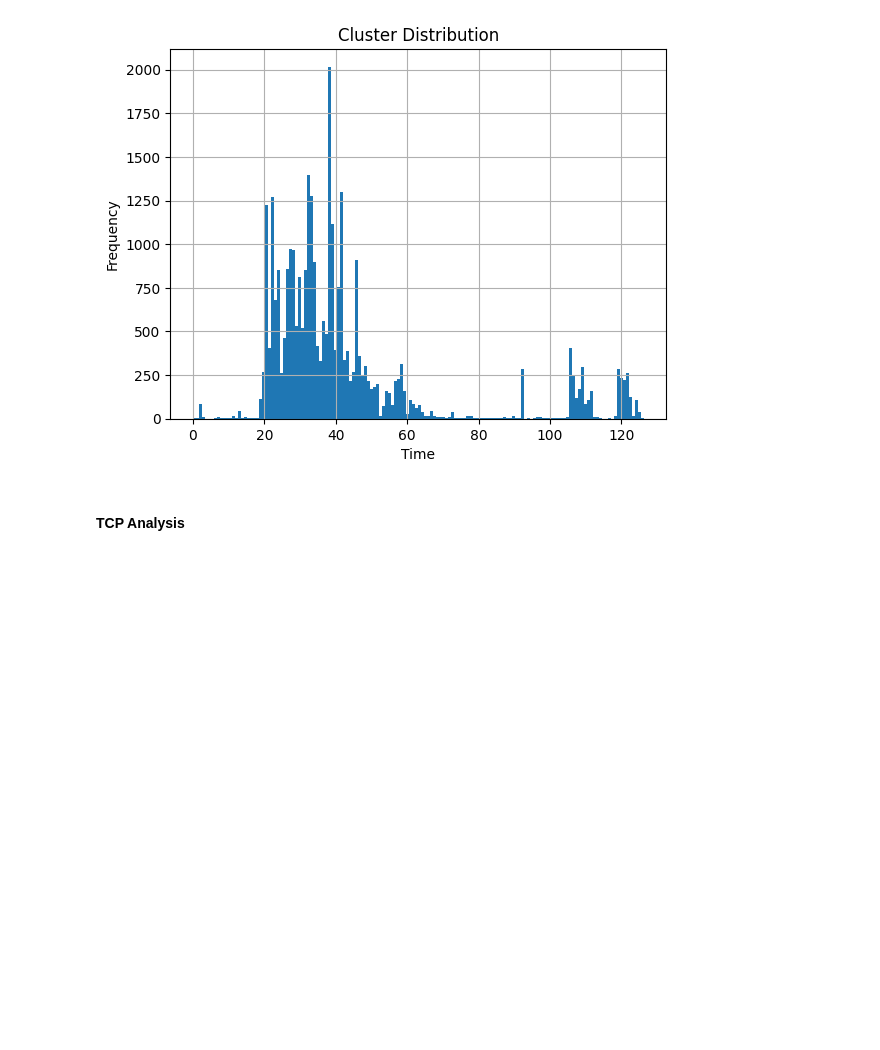
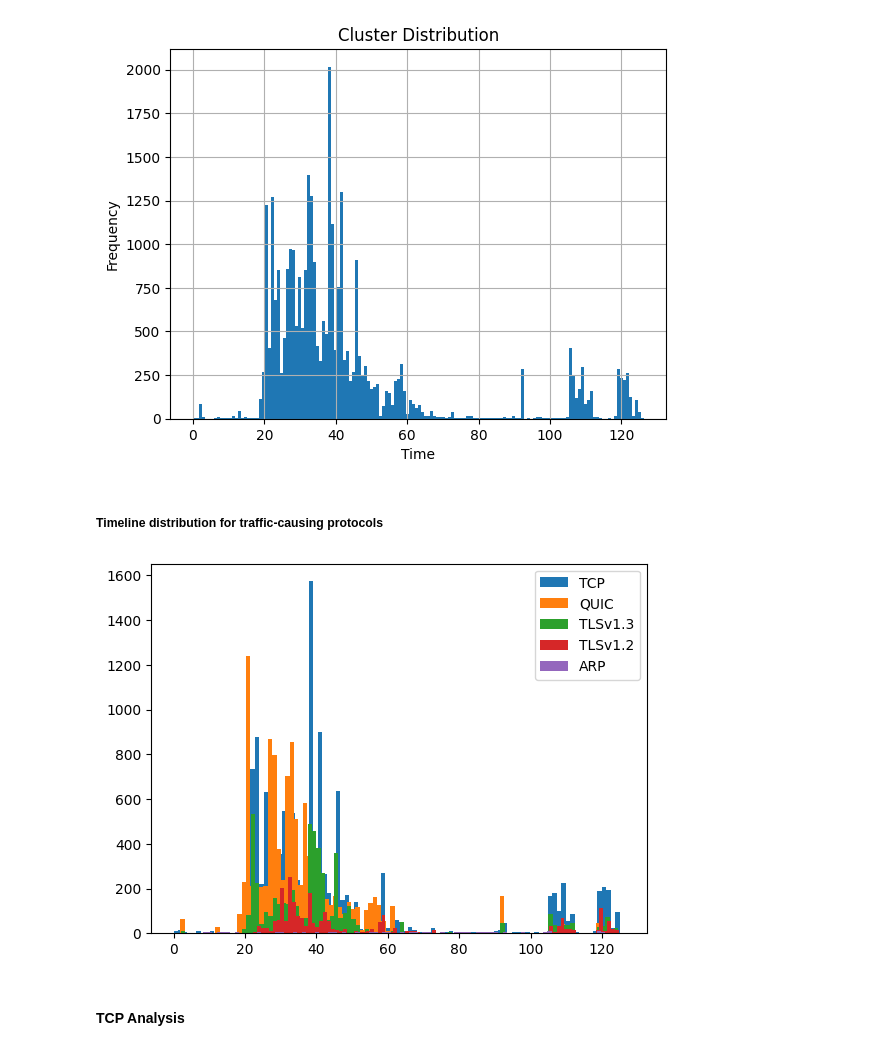
Before and after one commit to RampageousRJ/Network-Traffic-Analysis, a Jupyter notebook: traffic_data.ipynb, the cells around one changed output. Drawn from its saved outputs; the diff is of its cells as text; code cells hidden in the pictures; blank space fills up the shorter version.

Commit message:
Traffic Distribution

```diff
--- a/traffic_data.ipynb
+++ b/traffic_data.ipynb
@@ -63,0 +66,29 @@ df.tail()
+# %%
+protocol_number = {}
+protocol_length = {}
+j=0
+for i in df['Protocol']:
+    if i not in protocol_number:
+        protocol_number[i]=1
+    else:
+        protocol_number[i]+=1
+    if i not in protocol_length:
+        protocol_length[i]=df.iat[j,4]
+    else:
+        protocol_length[i]+=df.iat[j,4]
+    j+=1
+protocol_avg = {}
+for i in protocol_number:
+    protocol_avg[i]=(protocol_length[i]/protocol_number[i])
+length_list = []
+for i in protocol_avg.keys():
+    length_list.append(df[df['Protocol']==i].Length)
+plt.boxplot(df['Length'])
+# q75,q25 = np.percentile(df['Length'],[75,25])
+# iqr = q75 - q25
+# min = q25 - (iqr*1.5)
+# max = q75 + (iqr*1.5)
+# df = df.drop(df[df['Length'] < min].index)
+# df = df.drop(df[df['Length'] > max].index)
+# df
+# plt.show()
@@ -156,6 +186,16 @@ plt.show()
 Maximum traffic:  38s
 Idle times:
 [figure]
+# %% [markdown]
+##### Timeline distribution for traffic-causing protocols
+# %%
+temp = pd.DataFrame(protocol_number,index=['Number']).T.sort_values(by='Number',ascending=False).head()
+for i in temp.index:
+    plt.hist(df[df['Protocol']==i].Time,bins=100,label=i)
+plt.legend(loc='best')
+plt.show()
+# %% [output]
+[figure, added]
 # %% [markdown]
 #### TCP Analysis
 # %%
```
Also changed, not shown: parts of 11 cells of this notebook.
